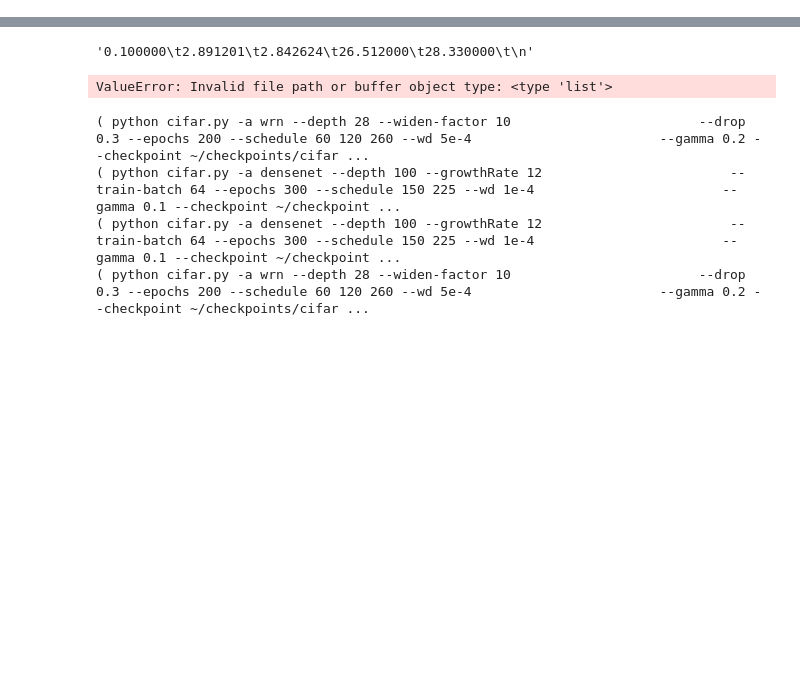
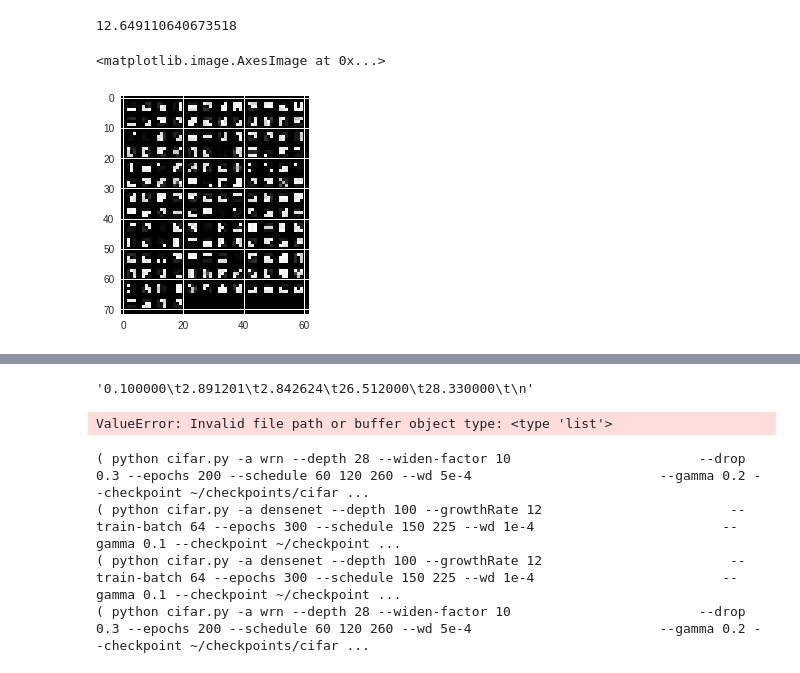
Before and after one commit to rosenfeldamir/pytorch-classification, a Jupyter notebook: Lateral Inhibition.ipynb, the cells around one changed output, grey strips where cells are left out. Drawn from its saved outputs; the diff is of its cells as text; code cells hidden in the pictures; blank space fills up the shorter version.

```diff
--- a/Lateral Inhibition.ipynb
+++ b/Lateral Inhibition.ipynb
@@ -238,0 +658,4 @@ g=sns.factorplot(data=z,x='index',y='Valid Acc.',col='dataset',hue='mode')
+# %%
+a=torch.load('/home/amir/Downloads/t/model_best.pth.tar')
+# %%
+sd = a['state_dict']
@@ -238,0 +673,11 @@ g=sns.factorplot(data=z,x='index',y='Valid Acc.',col='dataset',hue='mode')
+# %%
+sqrt(160)
+# %% [output]
+12.649110640673518
+# %%
+r=sd['module.block1.layer.1.lateral1.my_fun.weight']
+grid = torchvision.utils.make_grid(r.cpu().repeat(1,3,1,1),nrow=int(sqrt(r.shape[0])))
+plt.imshow(grid.numpy().transpose((1, 2, 0)))
+# %% [output]
+<matplotlib.image.AxesImage at 0x...>
+[figure, added]
```
Also changed, not shown: parts of 46 cells of this notebook, 11 other files.
